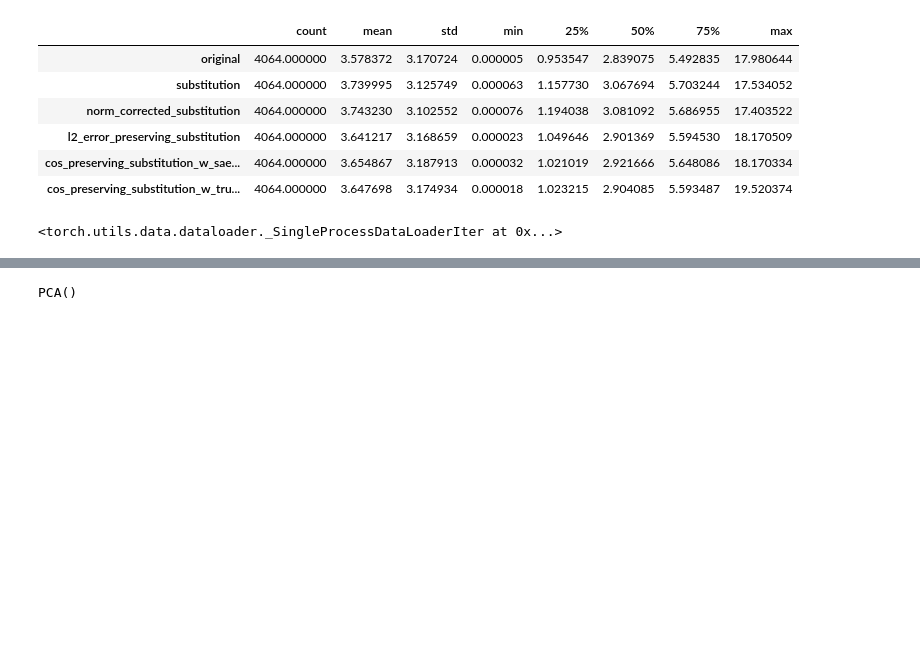
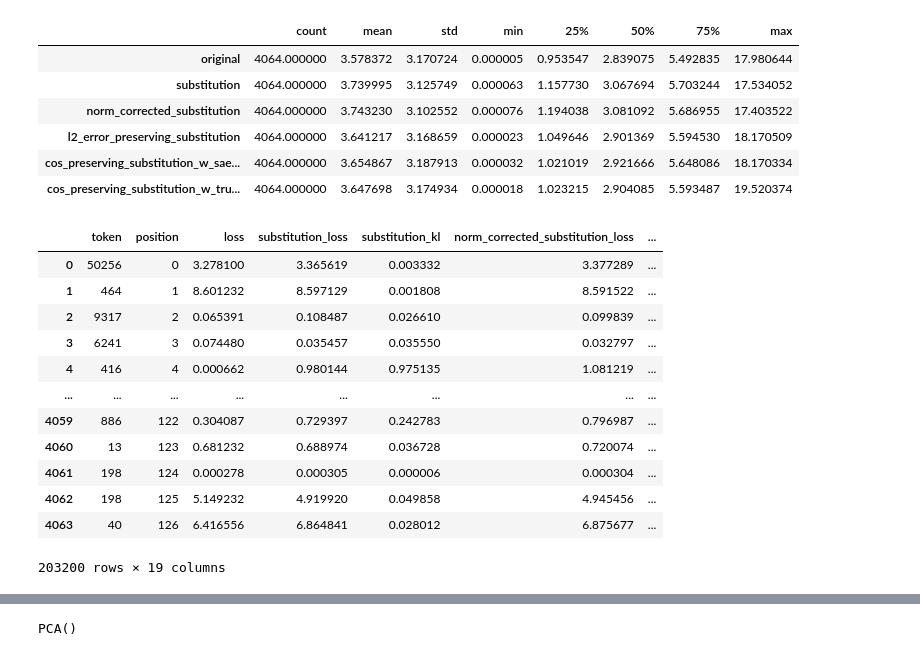
Before and after one commit to dajale423/error_pathology, a Jupyter notebook: eval.ipynb, the cells around one changed output, grey strips where cells are left out. Saved outputs shown, nothing was run; the diff lists cells and outputs as text; code cells hidden in the pictures; blank space fills up the shorter version.

```diff
--- a/eval.ipynb
+++ b/eval.ipynb
@@ -131,7 +172,3 @@ for ix, batch_tokens in enumerate(tqdm.tqdm(dataloader)):
         batch_result_df = run_all_ablations(model, batch_tokens, sae_out, layer=layer)
 
         result_dfs.append(batch_result_df)
-# %%
-activation_store.dataloader
-# %% [output]
-<torch.utils.data.dataloader._SingleProcessDataLoaderIter at 0x...>
@@ -141 +177,17 @@ result_df = run_all_ablations(model, batch_tokens, sae_out, layer=layer)
+# %%
+rdf
+# %% [output]
+|  | token | position | loss | substitution_loss | substitution_kl | norm_corrected_substitution_loss | ... |
+| 0 | 50256 | 0 | 3.278100 | 3.365619 | 0.003332 | 3.377289 | ... |
+| 1 | 464 | 1 | 8.601232 | 8.597129 | 0.001808 | 8.591522 | ... |
+| 2 | 9317 | 2 | 0.065391 | 0.108487 | 0.026610 | 0.099839 | ... |
+| 3 | 6241 | 3 | 0.074480 | 0.035457 | 0.035550 | 0.032797 | ... |
+| 4 | 416 | 4 | 0.000662 | 0.980144 | 0.975135 | 1.081219 | ... |
+| ... | ... | ... | ... | ... | ... | ... | ... |
+| 4059 | 886 | 122 | 0.304087 | 0.729397 | 0.242783 | 0.796987 | ... |
+| 4060 | 13 | 123 | 0.681232 | 0.688974 | 0.036728 | 0.720074 | ... |
+| 4061 | 198 | 124 | 0.000278 | 0.000305 | 0.000006 | 0.000304 | ... |
+| 4062 | 198 | 125 | 5.149232 | 4.919920 | 0.049858 | 4.945456 | ... |
+| 4063 | 40 | 126 | 6.416556 | 6.864841 | 0.028012 | 6.875677 | ... |
+203200 rows × 19 columns
 # %%
```
Also changed, not shown: parts of 14 cells of this notebook, 1 other file.
